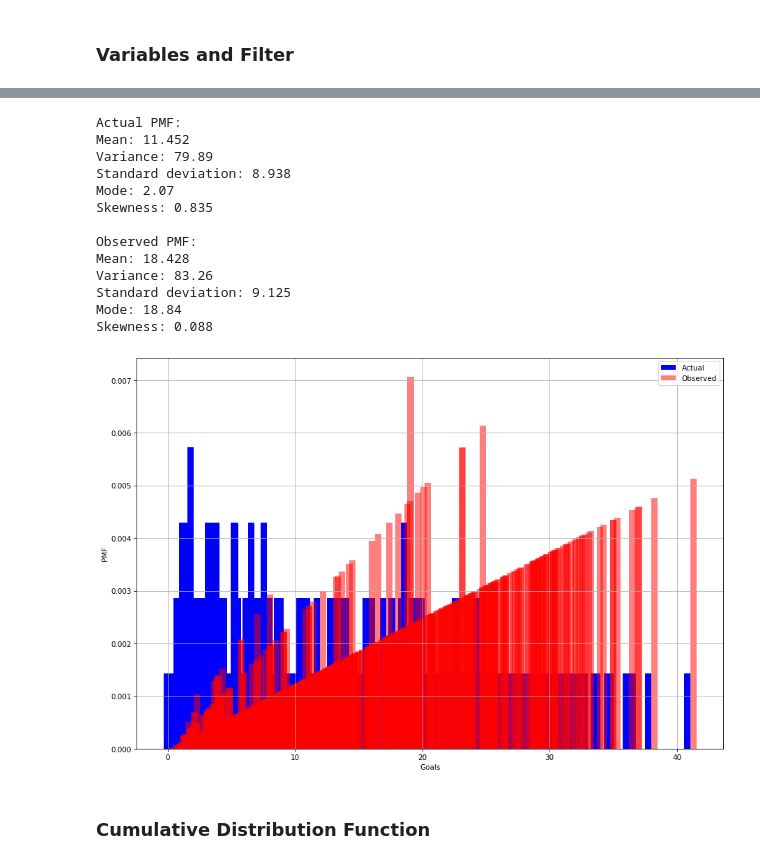
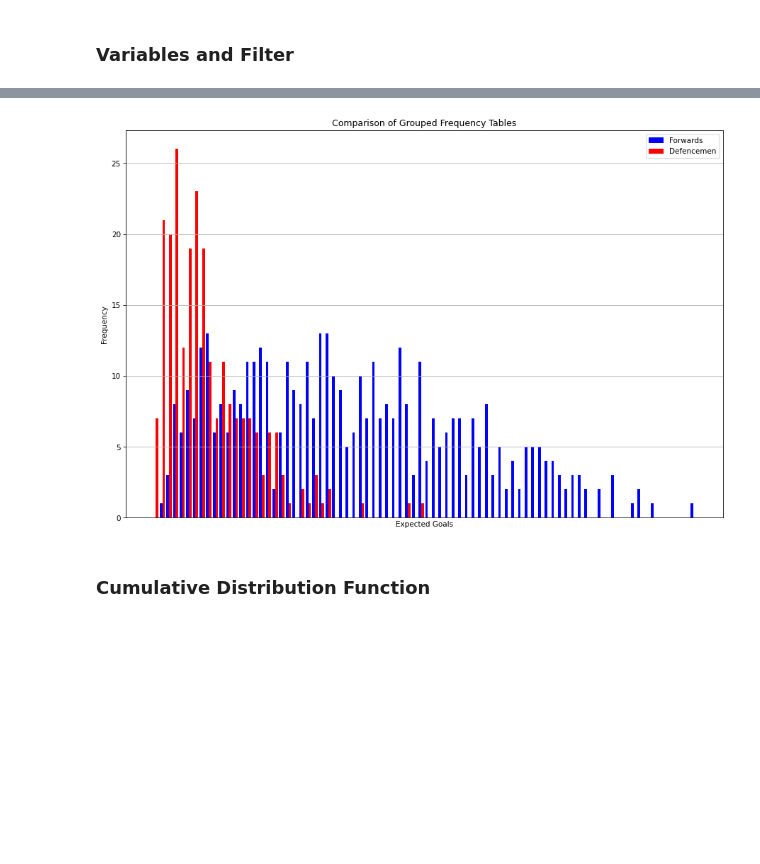
Before and after one commit to thedanicode24/moneypuck-data, a Jupyter notebook: skaters/expected-goals.ipynb, the cells around one changed output, grey strips where cells are left out. Cells and saved outputs as stored; diff of their text form; code cells hidden in the pictures; blank space fills up the shorter version.

```diff
--- a/skaters/expected-goals.ipynb
+++ b/skaters/expected-goals.ipynb
@@ -101,20 +129,7 @@ Mode: 2.07
-# %%
-da.plot_pmf(df_goals, feature, xlabel="Goals", width=0.5)
-# %% [output]
-Actual PMF:
-Mean: 11.452
-Variance: 79.89
-Standard deviation: 8.938
-Mode: 2.07
-Skewness: 0.835
-
-Observed PMF:
-Mean: 18.428
-Variance: 83.26
-Standard deviation: 9.125
-Mode: 18.84
-Skewness: 0.088
-[figure, removed]
+# %%
+da.plot_two_grouped_ftabs(df_forwards[feature], df_dmen[feature], xlabel=label, label1=label1, label2=label2)
+# %% [output]
+[figure, added]
 # %% [markdown]
 ### Cumulative Distribution Function
 # %%
```
Also changed, not shown: parts of 23 cells of this notebook, 3 other files.
